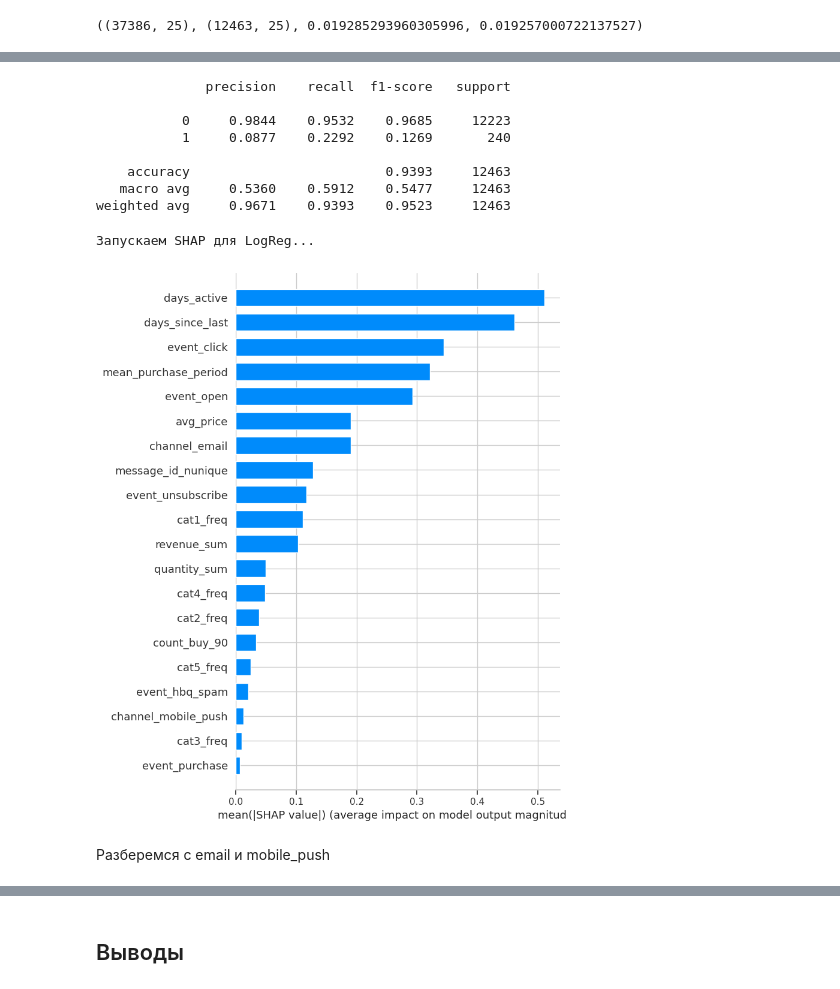
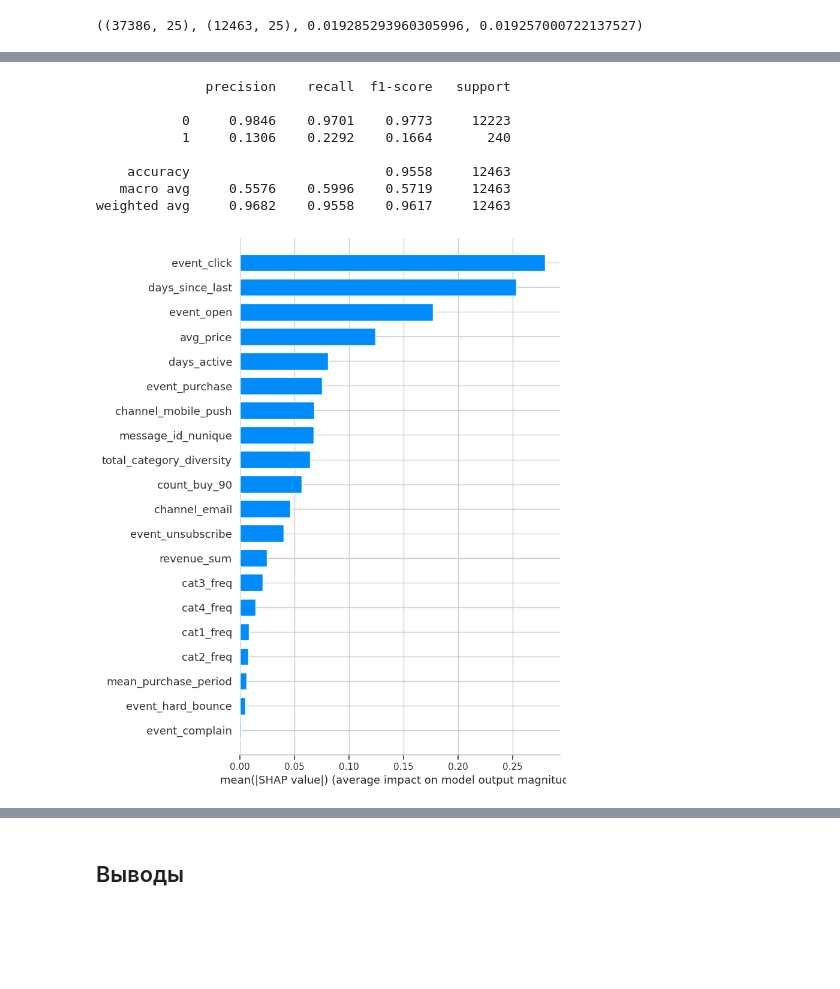
Before and after one commit to 104pdp/marketing, a Jupyter notebook: Marketing_Zhuravel.ipynb, the cells around one changed output, grey strips where cells are left out. Saved outputs shown, nothing was run; the diff lists cells and outputs as text; code cells hidden in the pictures; blank space fills up the shorter version.

```diff
--- a/Marketing_Zhuravel.ipynb
+++ b/Marketing_Zhuravel.ipynb
@@ -1107,7 +1139,7 @@ for name, model in base_models.items():
         n_jobs=N_JOBS
     )
 
-    search.fit(X_train_sm, y_train_sm)
+    search.fit(X_train, y_train)
     search_results[name] = {
         "best_score": search.best_score_,
         "best_params": search.best_params_
@@ -1238,36 +1442,41 @@ plt.show()
 # %%
 #  Метрики при найденном пороге
-y_hat = (y_proba >= best_thr).astype(int)
-print(classification_report(y_test, y_hat, digits=4))
+print(classification_report(y_test, y_pred_f1, digits=4))
 # %% [output]
               precision    recall  f1-score   support
 
-           0     0.9844    0.9532    0.9685     12223
-           1     0.0877    0.2292    0.1269       240
+           0     0.9846    0.9701    0.9773     12223
+           1     0.1306    0.2292    0.1664       240
 
-    accuracy                         0.9393     12463
-   macro avg     0.5360    0.5912    0.5477     12463
-weighted avg     0.9671    0.9393    0.9523     12463
+    accuracy                         0.9558     12463
+   macro avg     0.5576    0.5996    0.5719     12463
+weighted avg     0.9682    0.9558    0.9617     12463
 # %%
-print(f"Запускаем SHAP для {best_name}...")
+# SHAP-анализ важности признаков
+best_name = metrics_df.loc[metrics_df["ROC_AUC"].idxmax(), "model"]
+best_pipe = best_pipes[best_name]
 
-X_test_trans = best_pipe["preprocessor"].transform(X_test)
+preproc = best_pipe.named_steps["preprocessor"]
+model = best_pipe.named_steps["model"]
 
-feat_names = feature_cols + [c for c in X_test.columns if c not in feature_cols]
+if preproc == "passthrough":
+    X_test_trans = X_test.values
+    feat_names = feature_cols
+else:
+    X_test_trans = preproc.transform(X_test)
+    feat_names = list(preproc.get_feature_names_out())
 
-explainer = shap.LinearExplainer(best_pipe["model"], X_test_trans)
+
+explainer = shap.TreeExplainer(model)
 shap_values = explainer.shap_values(X_test_trans)
 
-# 4. Один итоговый график
+
 shap.summary_plot(
     shap_values,
     features=X_test_trans,
     feature_names=feat_names,
     plot_type="bar",
     show=True
 )
 # %% [output]
-Запускаем SHAP для LogReg...
-[figure, old version]
+[figure, new version]
-# %% [markdown]
-Разберемся с email и mobile_push
```
Also changed, not shown: parts of 45 cells of this notebook.
